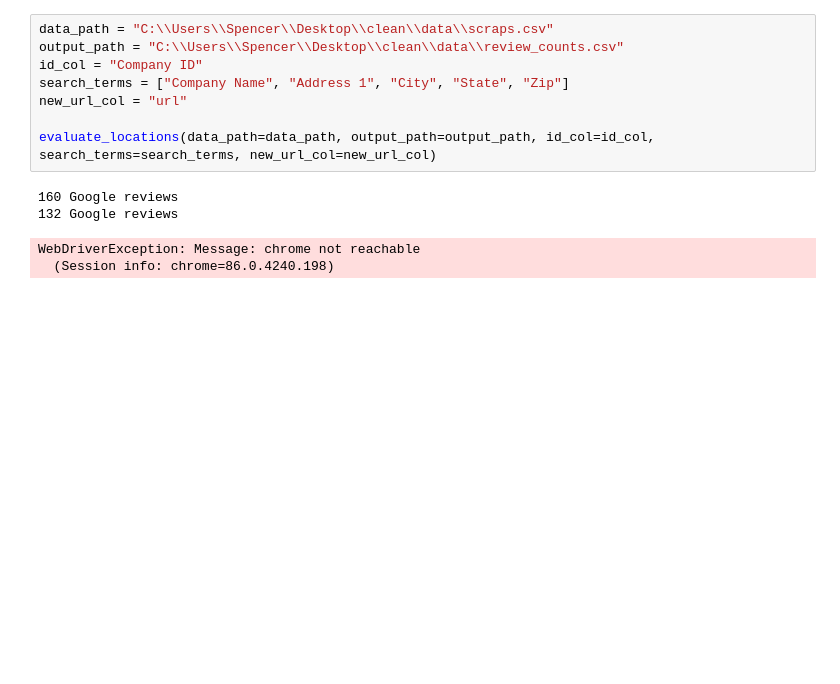
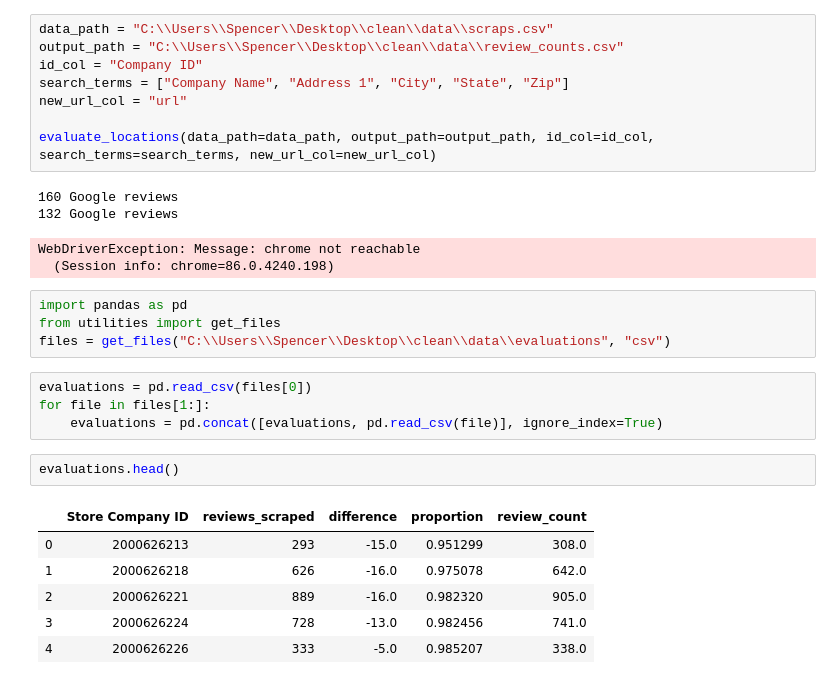
Before and after one commit to spencerqbrown/clean, a Jupyter notebook: evaluation.ipynb, the cells around one changed output. Cells and saved outputs as stored; diff of their text form; blank space fills up the shorter version.

```diff
--- a/evaluation.ipynb
+++ b/evaluation.ipynb
@@ -32,3 +34,20 @@ evaluate_locations(data_path=data_path, output_path=output_path, id_col=id_col,
 132 Google reviews
 WebDriverException: Message: chrome not reachable
   (Session info: chrome=86.0.4240.198)
+# %%
+import pandas as pd
+from utilities import get_files
+files = get_files("C:\\Users\\Spencer\\Desktop\\clean\\data\\evaluations", "csv")
+# %%
+evaluations = pd.read_csv(files[0])
+for file in files[1:]:
+    evaluations = pd.concat([evaluations, pd.read_csv(file)], ignore_index=True)
+# %%
+evaluations.head()
+# %% [output]
+|  | Store Company ID | reviews_scraped | difference | proportion | review_count |
+| 0 | 2000626213 | 293 | -15.0 | 0.951299 | 308.0 |
+| 1 | 2000626218 | 626 | -16.0 | 0.975078 | 642.0 |
+| 2 | 2000626221 | 889 | -16.0 | 0.982320 | 905.0 |
+| 3 | 2000626224 | 728 | -13.0 | 0.982456 | 741.0 |
+| 4 | 2000626226 | 333 | -5.0 | 0.985207 | 338.0 |
```
Also changed, not shown: parts of 51 cells of this notebook, 6 other files.
